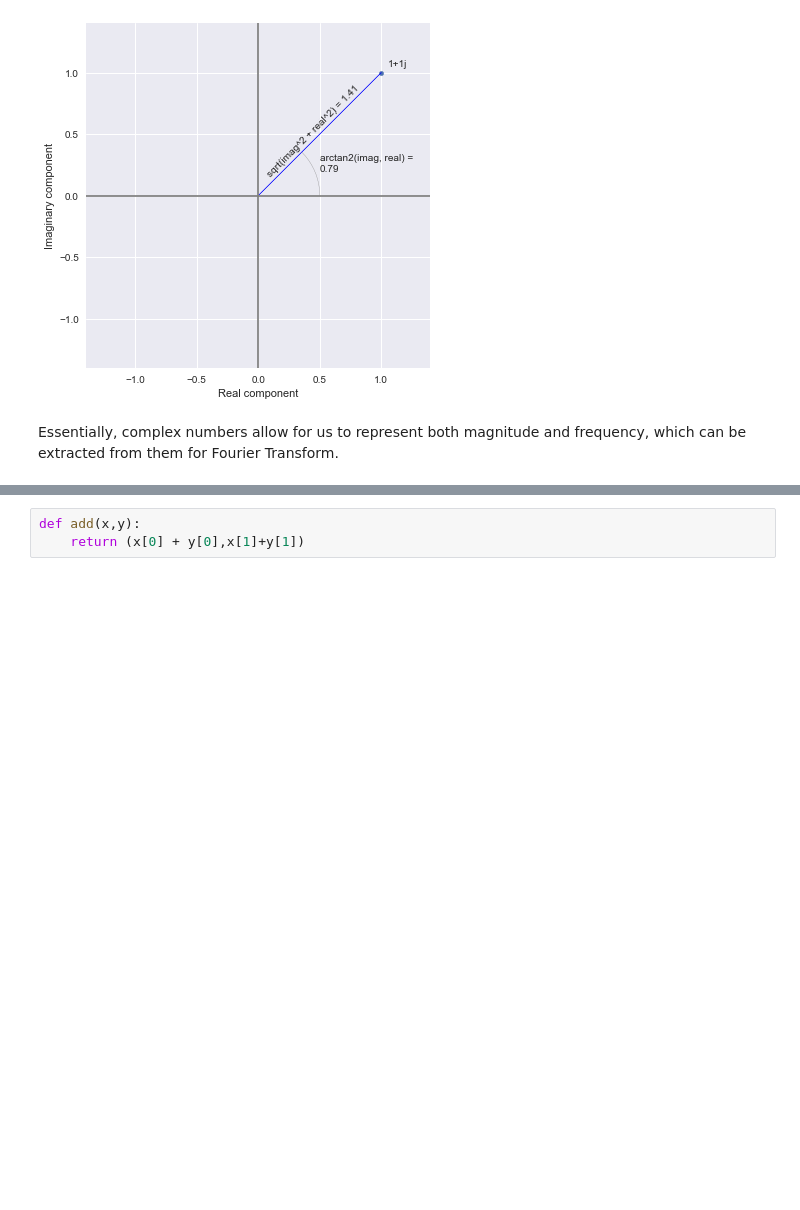
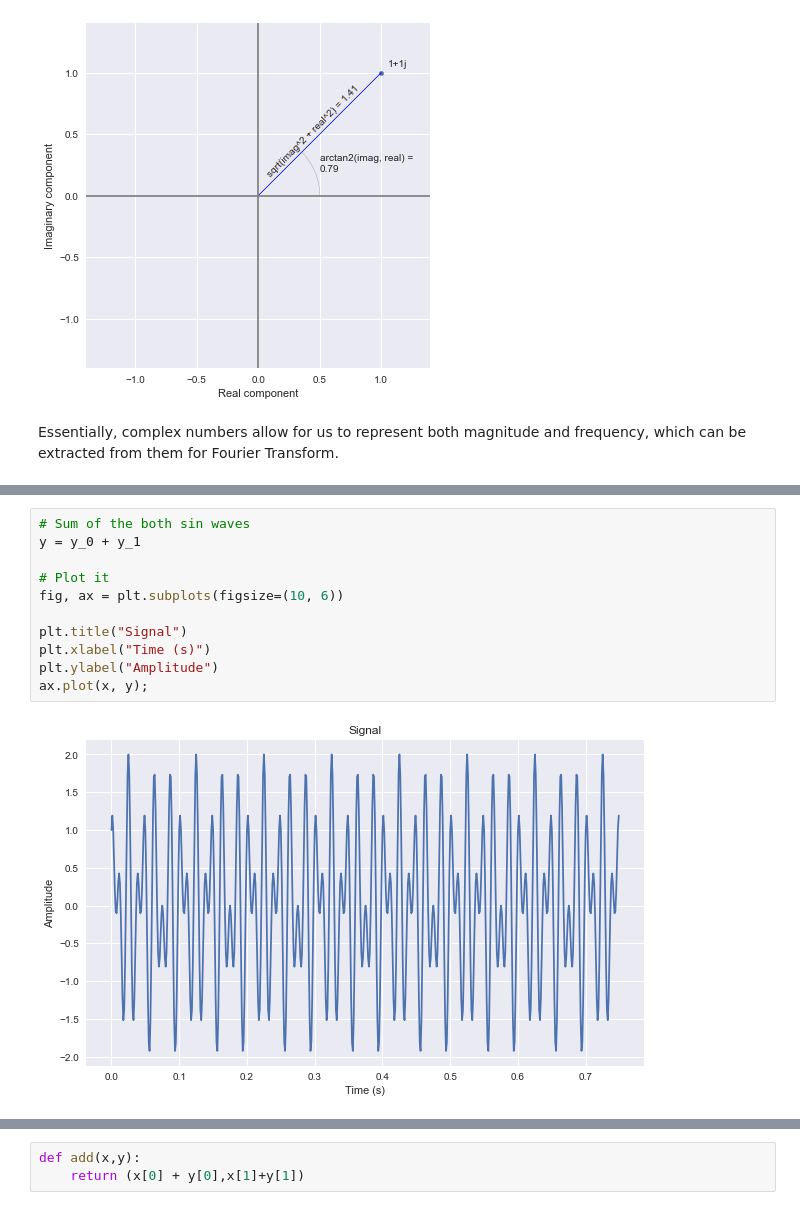
Before and after one commit to shanemcdonagh/emergingtechnologies, a Jupyter notebook: content/notebooks/03-fourier-transform.ipynb, the cells around one changed output, grey strips where cells are left out. Drawn from its saved outputs; the diff is of its cells as text; blank space fills up the shorter version.

```diff
--- a/content/notebooks/03-fourier-transform.ipynb
+++ b/content/notebooks/03-fourier-transform.ipynb
@@ -151,0 +179,13 @@ Let us create a signal by using sine and cosine functions by using examples repr
+# %%
+# Sum of the both sin waves
+y = y_0 + y_1
+
+# Plot it
+fig, ax = plt.subplots(figsize=(10, 6))
+
+plt.title("Signal")
+plt.xlabel("Time (s)")
+plt.ylabel("Amplitude")
+ax.plot(x, y);
+# %% [output]
+[figure, added]
```
Also changed, not shown: parts of 7 cells of this notebook, 1 other file.
